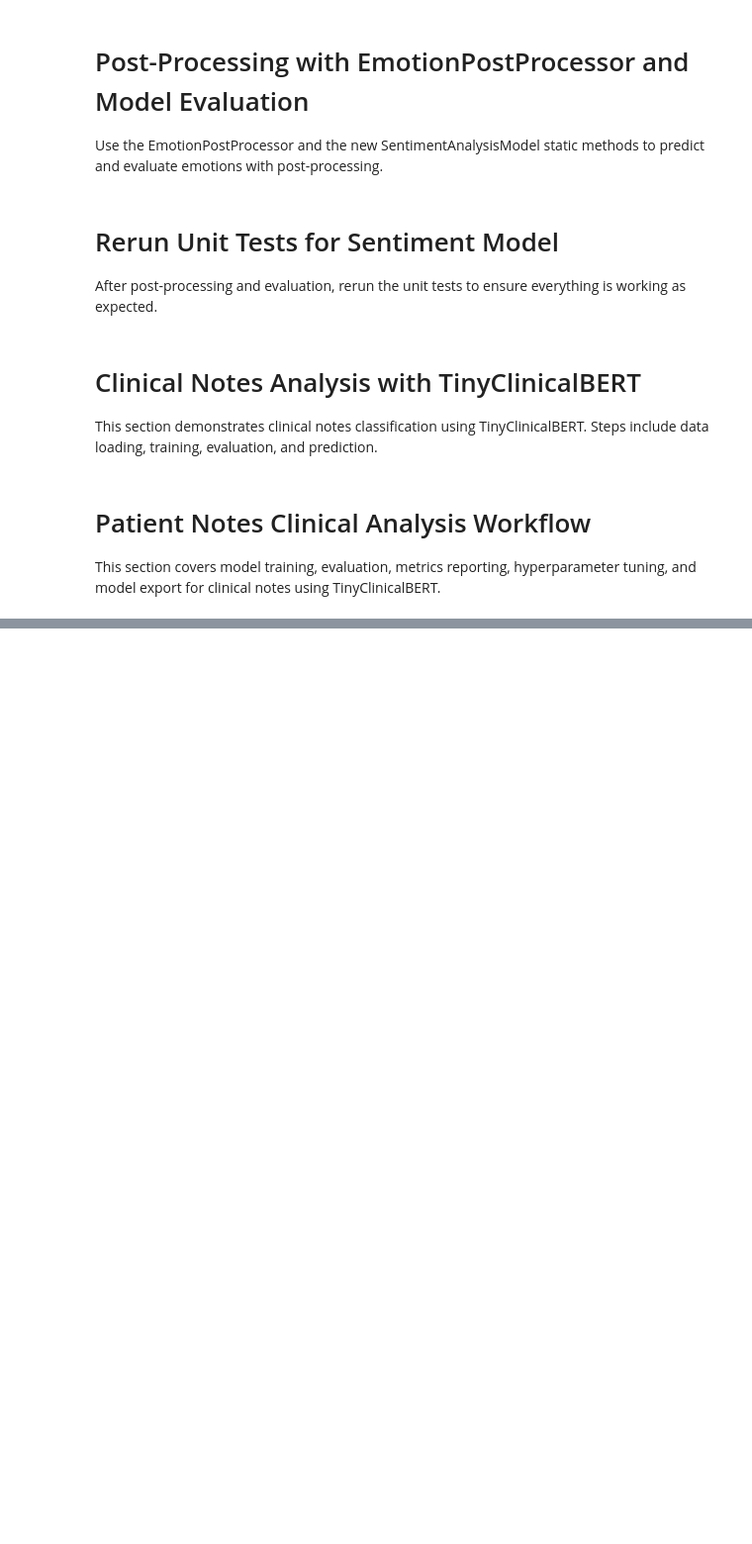
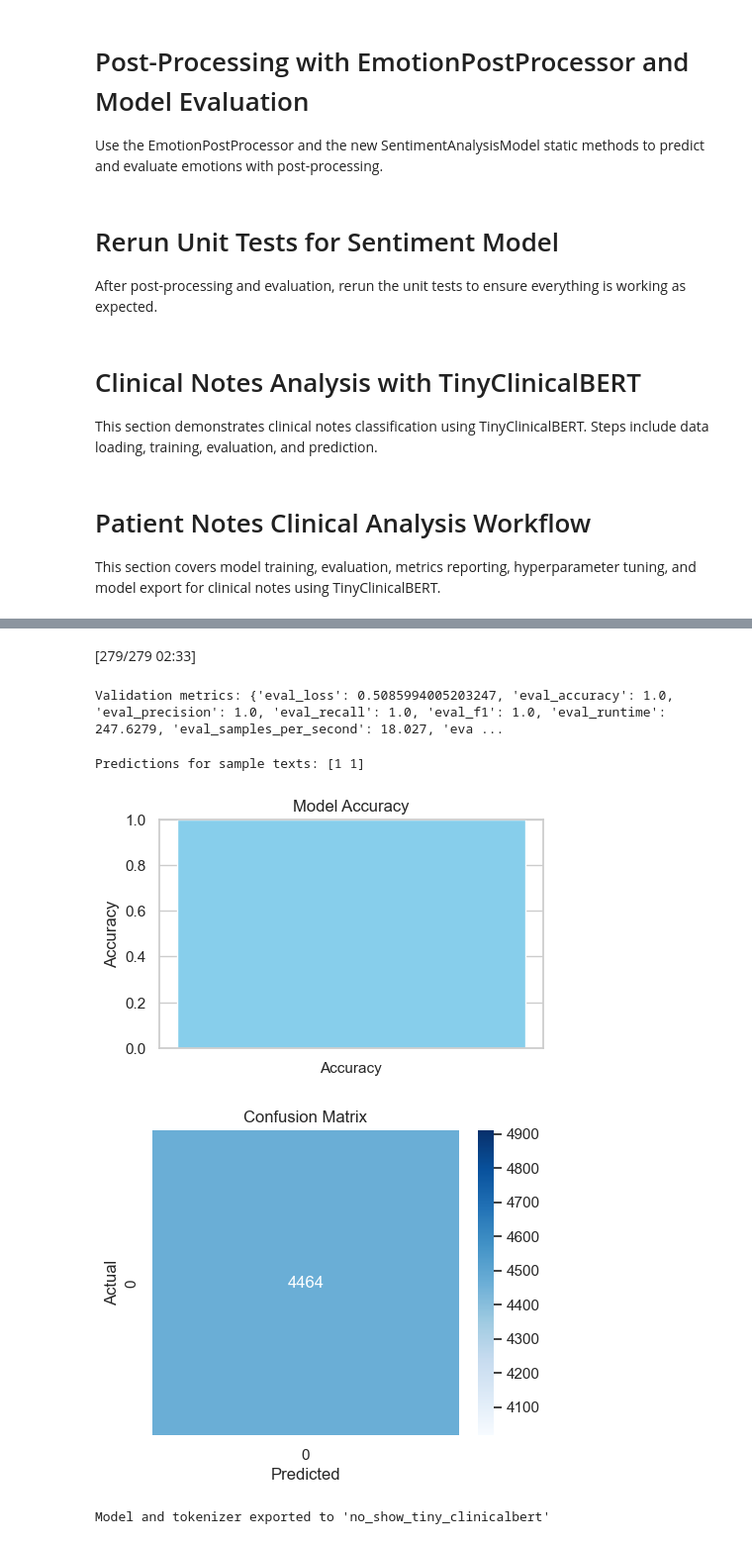
Before and after one commit to swapnilprakashpatil/aai510_3proj, a Jupyter notebook: notebooks/PatientDataAnalysis.ipynb, the cells around one changed output, grey strips where cells are left out. Shown: that part at 99% size. Saved outputs shown, nothing was run; the diff lists cells and outputs as text; code cells hidden in the pictures; blank space fills up the shorter version.

Commit message:
no show prediction changes

```diff
--- a/notebooks/PatientDataAnalysis.ipynb
+++ b/notebooks/PatientDataAnalysis.ipynb
@@ -421,0 +398,11 @@ RuntimeError: [enforce fail at alloc_cpu.cpp:116] data. DefaultCPUAllocator: not
+# %%
+if is_step_enabled('nlp_noshow_prediction'):
+
+    # 1. Initialize predictor with config from config.py
+    predictor = ClinicalNotesNoShowPredictor()
+
+    # 2. Prepare data (train/validation split)
+    train_ds, valid_ds = predictor.prepare_data(clinical_df, "NoShowReason", "No-show")
+
+    # 3. Train model
+    trainer = predictor.train(train_ds, valid_ds, output_dir=PREDICTION_MODEL_EXPORT_PATH)
@@ -421,0 +418,34 @@ RuntimeError: [enforce fail at alloc_cpu.cpp:116] data. DefaultCPUAllocator: not
+# %%
+if is_step_enabled('nlp_noshow_prediction'):
+    # 4. Evaluate model
+    metrics = predictor.evaluate(trainer, valid_ds)
+    print("Validation metrics:", metrics)
+# %% [output]
+[279/279 02:33]
+Validation metrics: {'eval_loss': 0.5085994005203247, 'eval_accuracy': 1.0, 'eval_precision': 1.0, 'eval_recall': 1.0, 'eval_f1': 1.0, 'eval_runtime': 247.6279, 'eval_samples_per_second': 18.027, 'eva ...
+# %%
+if is_step_enabled('nlp_noshow_prediction'):
+    # 5. Predict on new example(s)
+    sample_texts = [
+        "Patient is hopeful and calm about upcoming surgery.",
+        "Patient is stressed and anxious due to lack of transportation."
+    ]
+    preds = predictor.predict(sample_texts)
+    print("Predictions for sample texts:", preds)
+
+    # 6. Plot results (if you have training stats and predictions)
+    # Example: If you have y_true and y_pred from your validation set
+    y_true = valid_ds['labels'].numpy()
+    y_pred = predictor.predict(valid_ds['AssessmentNotes'])
+    predictor.plot_results(y_true=y_true, y_pred=y_pred)
+# %% [output]
+Predictions for sample texts: [1 1]
+[figure, added]
+[figure, added]
+# %%
+if is_step_enabled('nlp_noshow_prediction'):
+    # Export the trained ClinicalNotesNoShowPredictor model and tokenizer
+    predictor.save(output_dir=PREDICTION_MODEL_EXPORT_PATH)
+    print("Model and tokenizer exported to 'no_show_tiny_clinicalbert'")
+# %% [output]
+Model and tokenizer exported to 'no_show_tiny_clinicalbert'
```
Also changed, not shown: parts of 8 cells of this notebook, 8 other files.
